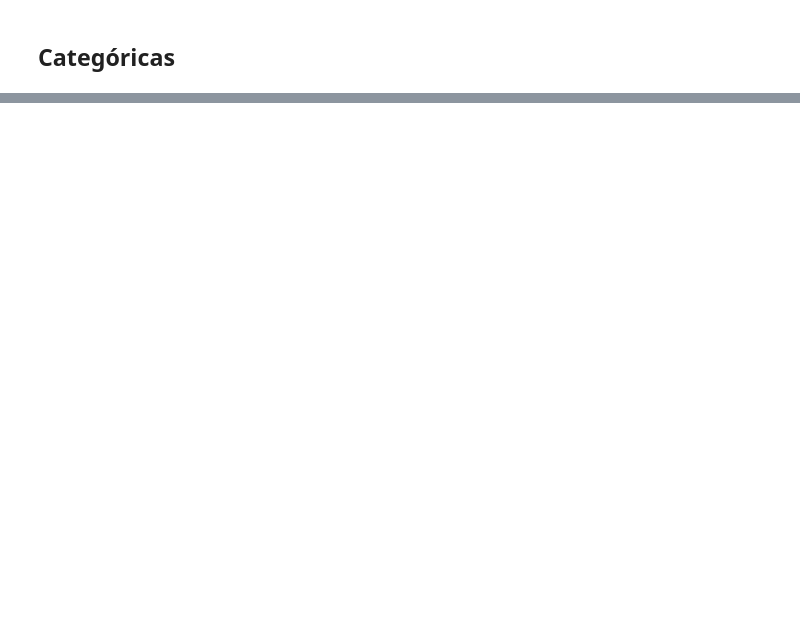
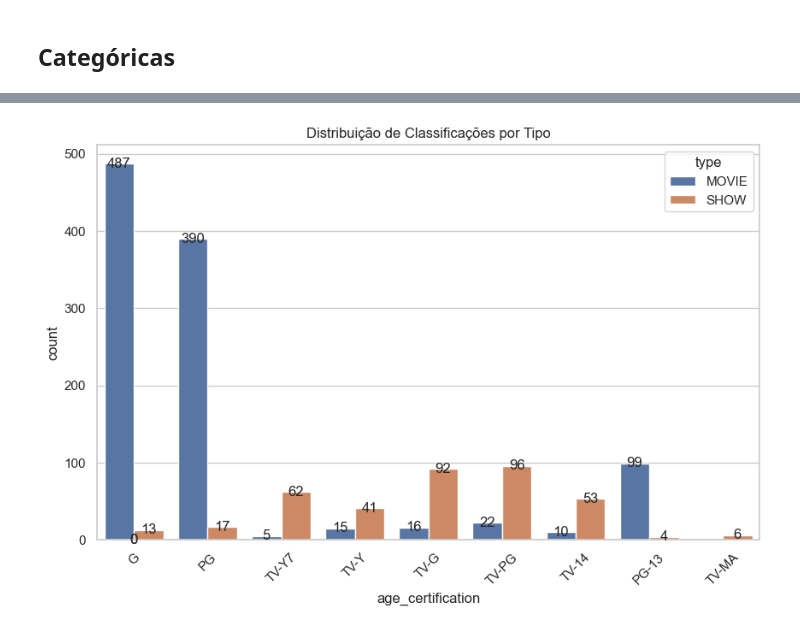
Before and after one commit to BiancaLaurindo/disney_recommendation, a Jupyter notebook: disney_plus_recommedation.ipynb, the cells around one changed output, grey strips where cells are left out. Drawn from its saved outputs; the diff is of its cells as text; code cells hidden in the pictures; blank space fills up the shorter version.

```diff
--- a/disney_plus_recommedation.ipynb
+++ b/disney_plus_recommedation.ipynb
@@ -531,0 +428,18 @@ Error:
+# %%
+sns.set(style="whitegrid")
+
+def add_labels_to_bars(ax):
+    """Adiciona os valores acima das barras em um gráfico de barras."""
+    for p in ax.patches:
+        height = p.get_height()
+        ax.text(p.get_x() + p.get_width() / 2., height, f'{height:.0f}', ha='center', va='center')
+# %%
+## Distribuição de classificações por tipo
+plt.figure(figsize=(10, 6))
+ax = sns.countplot(data=disney_plus, x='age_certification', hue='type')
+add_labels_to_bars(ax)
+plt.title('Distribuição de Classificações por Tipo')
+plt.xticks(rotation=45)
+plt.show()
+# %% [output]
+[figure, added]
```
Also changed, not shown: parts of 50 cells of this notebook.
